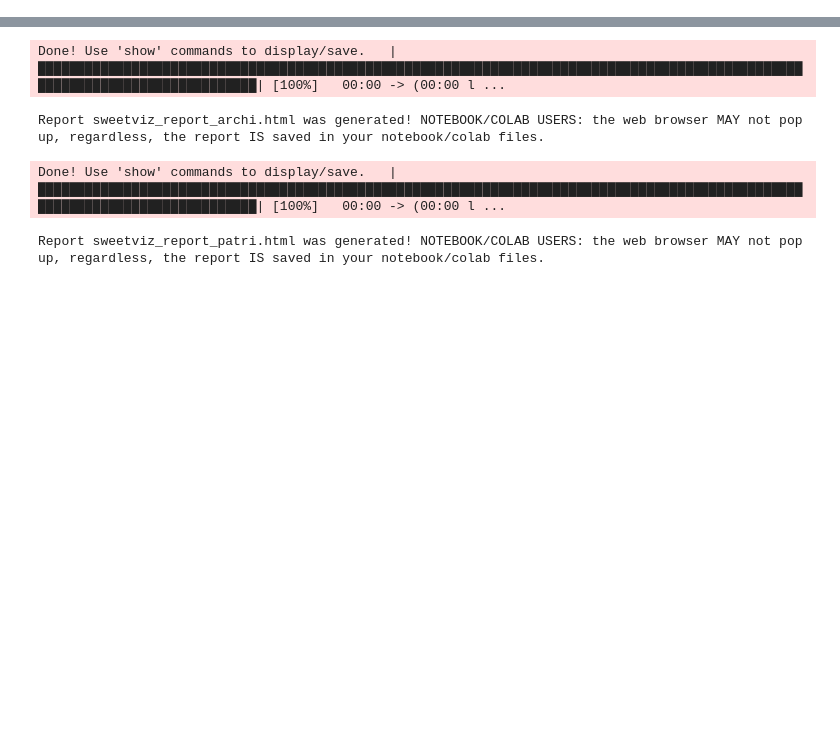
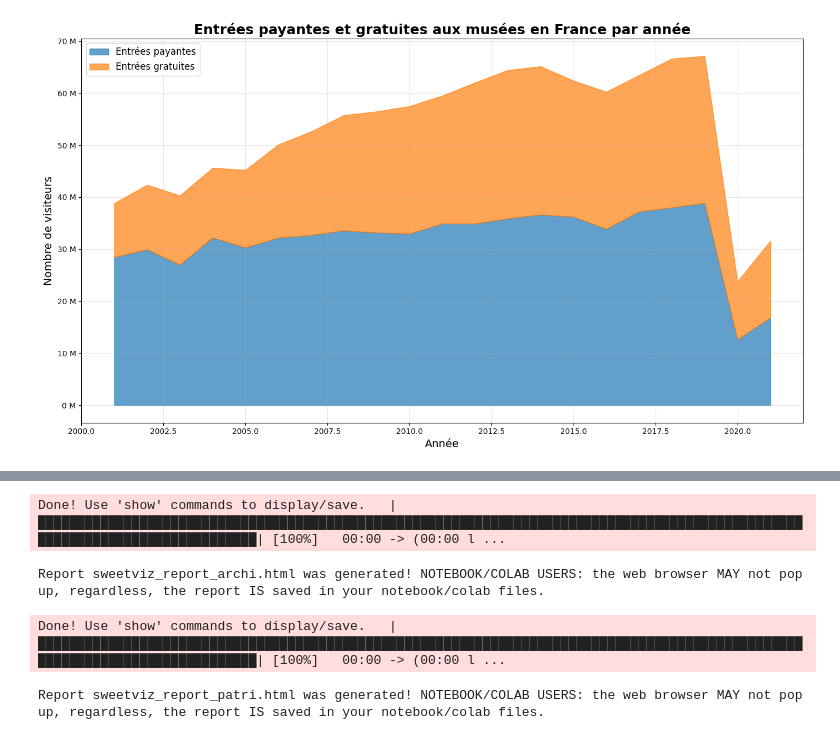
Before and after one commit to SandraRiner/offre_culturelle, a Jupyter notebook: notebook/dataexploration.ipynb, the cells around one changed output, grey strips where cells are left out. Saved outputs shown, nothing was run; the diff lists cells and outputs as text; code cells hidden in the pictures; blank space fills up the shorter version.

```diff
--- a/notebook/dataexploration.ipynb
+++ b/notebook/dataexploration.ipynb
@@ -41,0 +270,14 @@ df_archi.head(2)
+# %%
+# Labels sur la carte
+for idx, row in gdf_merged.iterrows():
+    if row['visiteurs'] > 0:
+        x, y = row['geometry'].centroid.x, row['geometry'].centroid.y
+        ax_map.text(
+            x, y,
+            f"{row['nom']}\n{row['visiteurs'] / 1_000_000:.2f} M",
+            ha='center',
+            fontsize=8,
+            fontweight='bold',
+            color='darkblue',
+            path_effects=[path_effects.withStroke(linewidth=1, foreground="white")]
+        )
@@ -41,0 +330,64 @@ df_archi.head(2)
+# %%
+#Je te prépare un graphique en air (stacked area chart) plus avancé et pertinent, avecLes entrées payantes et gratuites empilées,Un affichage du total avec une courbe en trait au-dessus,
+
+
+import pandas as pd
+import matplotlib.pyplot as plt
+from matplotlib.ticker import FuncFormatter
+
+# Charger le CSV (à adapter avec ton chemin)
+df = pd.read_csv("data/frequentation-des-musees-de-france.csv", sep=";", dtype=str)
+
+# Nettoyage colonnes
+df.columns = [col.strip().lower() for col in df.columns]
+df = df.loc[:, ~df.columns.duplicated()]
+
+# Conversion en numérique
+df['annee'] = pd.to_numeric(df['annee'], errors='coerce')
+df['payant'] = pd.to_numeric(df['payant'], errors='coerce')
+df['gratuit'] = pd.to_numeric(df['gratuit'], errors='coerce')
+
+# Supprimer les lignes avec années manquantes
+df_clean = df.dropna(subset=['annee', 'payant', 'gratuit'])
+
+# Agréger par année
+agg_annee = df_clean.groupby('annee')[['payant', 'gratuit']].sum().reset_index()
+agg_annee = agg_annee.sort_values('annee')
+
+# Création du graphique
+plt.figure(figsize=(14, 8))
+
+# Zone "payant"
+plt.fill_between(
+    agg_annee['annee'],
+    agg_annee['payant'],
+    color='#1f77b4',
+    alpha=0.7,
+    label='Entrées payantes'
+)
+
+# Zone "gratuit"
+plt.fill_between(
+    agg_annee['annee'],
+    agg_annee['payant'] + agg_annee['gratuit'],
+    agg_annee['payant'],
+    color='#ff7f0e',
+    alpha=0.7,
+    label='Entrées gratuites'
+)
+
+# Format en millions
+formatter = FuncFormatter(lambda x, _: f'{int(x/1_000_000)} M')
+plt.gca().yaxis.set_major_formatter(formatter)
+
+# Titres et style
+plt.title("Entrées payantes et gratuites aux musées en France par année", fontsize=18, fontweight='bold')
+plt.xlabel("Année", fontsize=14)
+plt.ylabel("Nombre de visiteurs", fontsize=14)
+plt.legend(fontsize=12)
+plt.grid(alpha=0.3)
+plt.tight_layout()
+
+plt.show()
+# %% [output]
+[figure, added]
```
Also changed, not shown: parts of 53 cells of this notebook, 8 other files.
